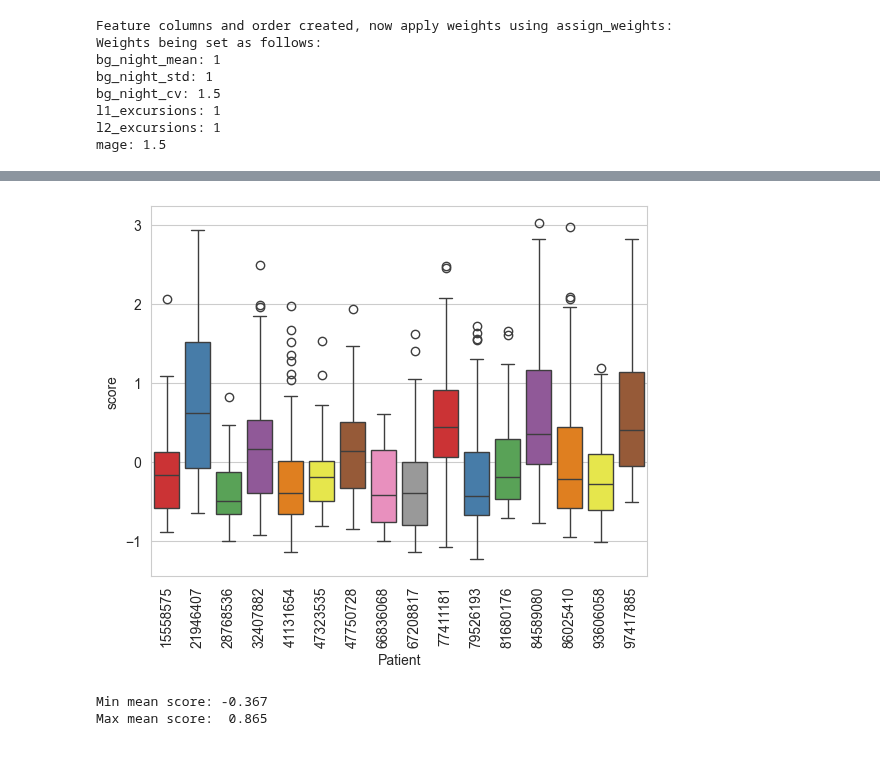
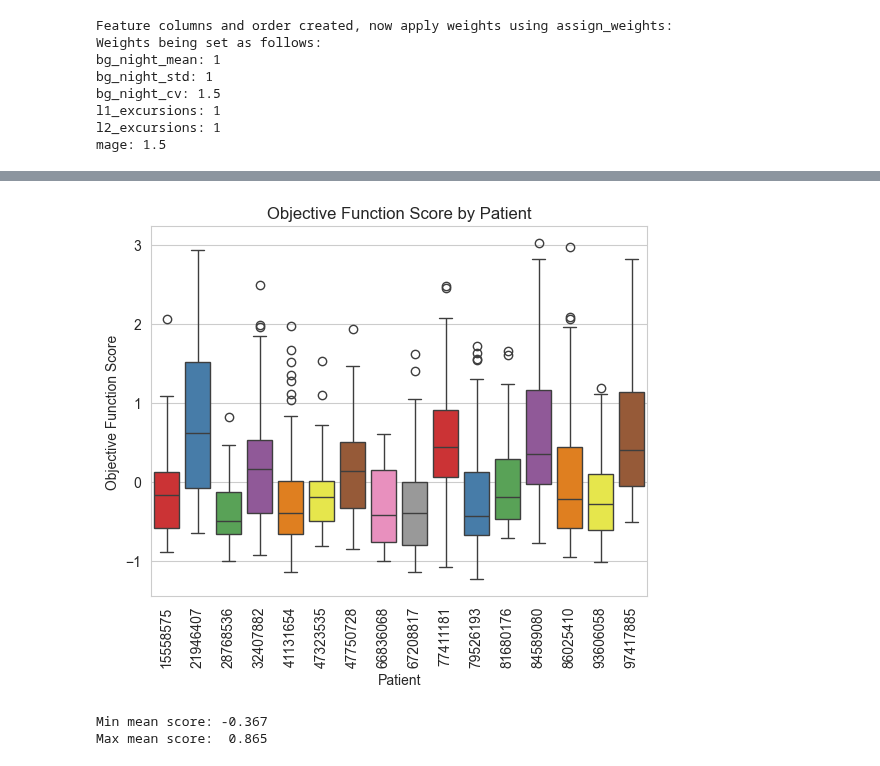
Before and after one commit to rdbrist/masters_project, a Jupyter notebook: notebooks/2.06-rd-defining-an-objective-function.ipynb, the cells around one changed output, grey strips where cells are left out. Cells and saved outputs as stored; diff of their text form; code cells hidden in the pictures.

```diff
--- a/notebooks/2.06-rd-defining-an-objective-function.ipynb
+++ b/notebooks/2.06-rd-defining-an-objective-function.ipynb
@@ -214,17 +219,19 @@ Correlation coefficient (r) between iob_mean_evening and score: 0.2411
 # %%
 sns.boxplot(
     data=evening_means,
     x='id',
     y='score',
     hue='id',
     palette='Set1',
     legend=False)
 
 plt.xticks(rotation=90)
 plt.xlabel('Patient')
+plt.ylabel('Objective Function Score')
+plt.title('Objective Function Score by Patient')
 plt.show()
 # %% [output]
-[figure, old version]
+[figure, new version]
 # %%
 stats_df = evening_means.groupby(['id']).agg(
     mean_score=('score', 'mean'),
```
Also changed, not shown: parts of 21 cells of this notebook, 4 other files.
